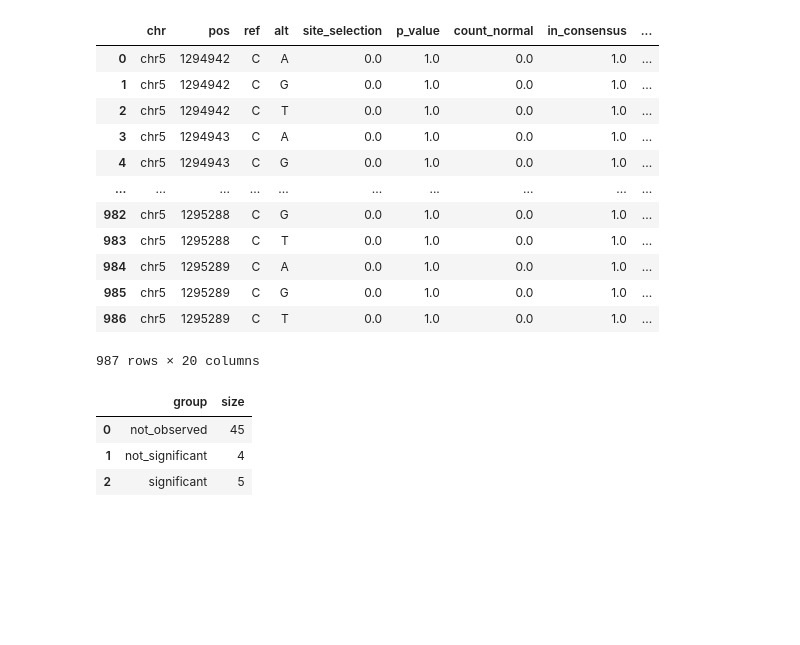
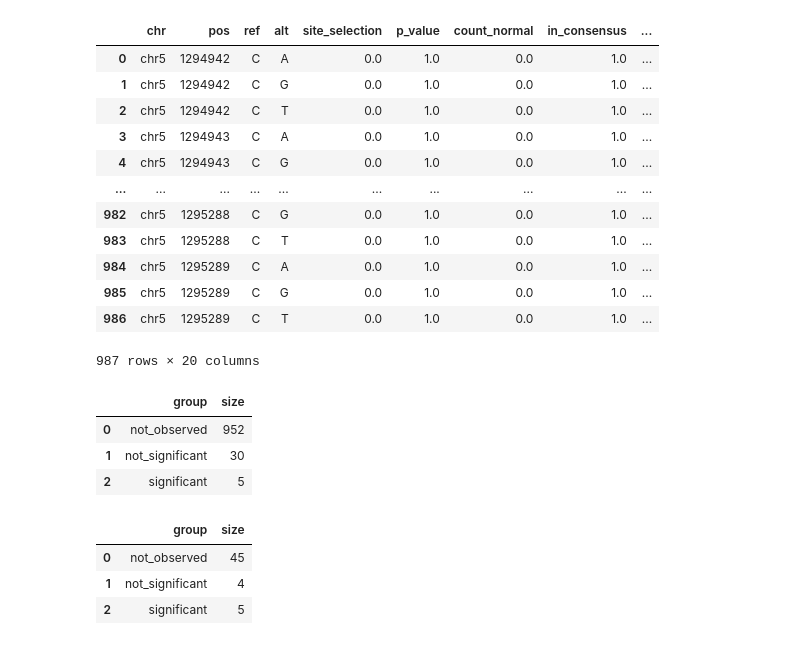
Before and after one commit to bbglab/normal_bladder_paper, a Jupyter notebook: extended/extended10/ExtendedFig10.ipynb, the cells around one changed output. Cells and saved outputs as stored; diff of their text form; code cells hidden in the pictures; blank space fills up the shorter version.

```diff
--- a/extended/extended10/ExtendedFig10.ipynb
+++ b/extended/extended10/ExtendedFig10.ipynb
@@ -278,6 +278,14 @@ def group_TERT(r):
         return 'not_significant'
 # %%
 table['group'] = table.apply(group_TERT,axis=1)
+# %%
+size_groups = pd.DataFrame({'size':table.groupby(by='group')['chr'].count()}).reset_index()
+size_groups
+# %% [output]
+|  | group | size |
+| 0 | not_observed | 952 |
+| 1 | not_significant | 30 |
+| 2 | significant | 5 |
 # %%
 table_wgs = table[(table["count_WGS_tumor"] > 0)].copy()
 table_wgs['group'] = table_wgs.apply(group_TERT,axis=1)
```
Also changed, not shown: parts of 3 cells of this notebook, 2 other files.
